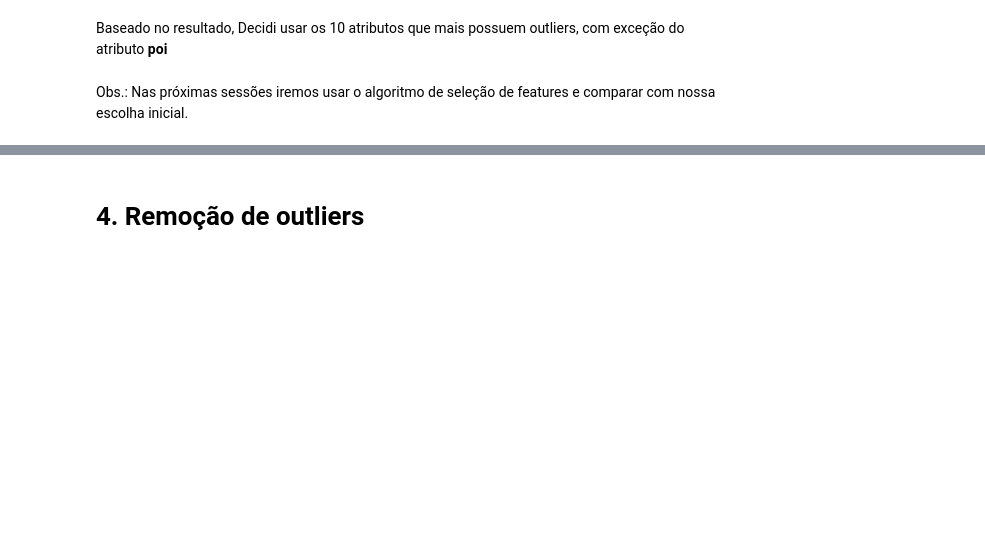
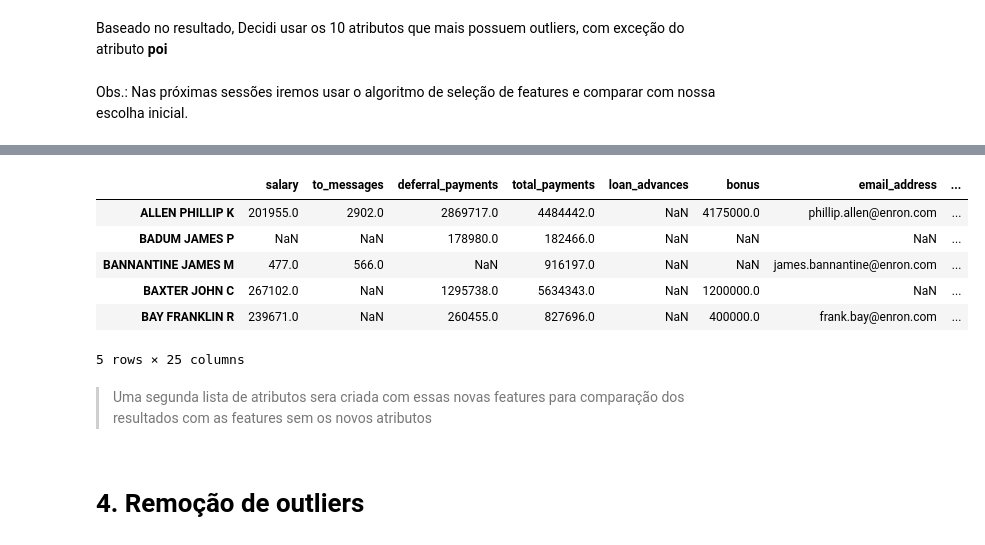
Before and after one commit to filipelameiras/enron-poi-classifier, a Jupyter notebook: analise.ipynb, the cells around one changed output, grey strips where cells are left out. Saved outputs shown, nothing was run; the diff lists cells and outputs as text; code cells hidden in the pictures; blank space fills up the shorter version.

```diff
--- a/analise.ipynb
+++ b/analise.ipynb
@@ -248,0 +262,16 @@ Obs.: Nas próximas sessões iremos usar o algoritmo de seleção de features e
+# %%
+df['perc_salary'] = df['salary']/df['total_payments']
+df['perc_bonus'] = df['bonus']/df['total_payments']
+df['perc_messages_send_to_poi'] = df['from_this_person_to_poi']/df['to_messages']
+df['perc_messages_rec_from_poi'] = df['from_poi_to_this_person']/df['from_messages']
+df.head()
+# %% [output]
+|  | salary | to_messages | deferral_payments | total_payments | loan_advances | bonus | email_address | ... |
+| ALLEN PHILLIP K | 201955.0 | 2902.0 | 2869717.0 | 4484442.0 | NaN | 4175000.0 | phillip.allen@enron.com | ... |
+| BADUM JAMES P | NaN | NaN | 178980.0 | 182466.0 | NaN | NaN | NaN | ... |
+| BANNANTINE JAMES M | 477.0 | 566.0 | NaN | 916197.0 | NaN | NaN | james.bannantine@enron.com | ... |
+| BAXTER JOHN C | 267102.0 | NaN | 1295738.0 | 5634343.0 | NaN | 1200000.0 | NaN | ... |
+| BAY FRANKLIN R | 239671.0 | NaN | 260455.0 | 827696.0 | NaN | 400000.0 | frank.bay@enron.com | ... |
+5 rows × 25 columns
+# %% [markdown]
+>Uma segunda lista de atributos sera criada com essas novas features para comparação dos resultados com as features sem os novos atributos
```
Also changed, not shown: parts of 51 cells of this notebook, 5 other files.
